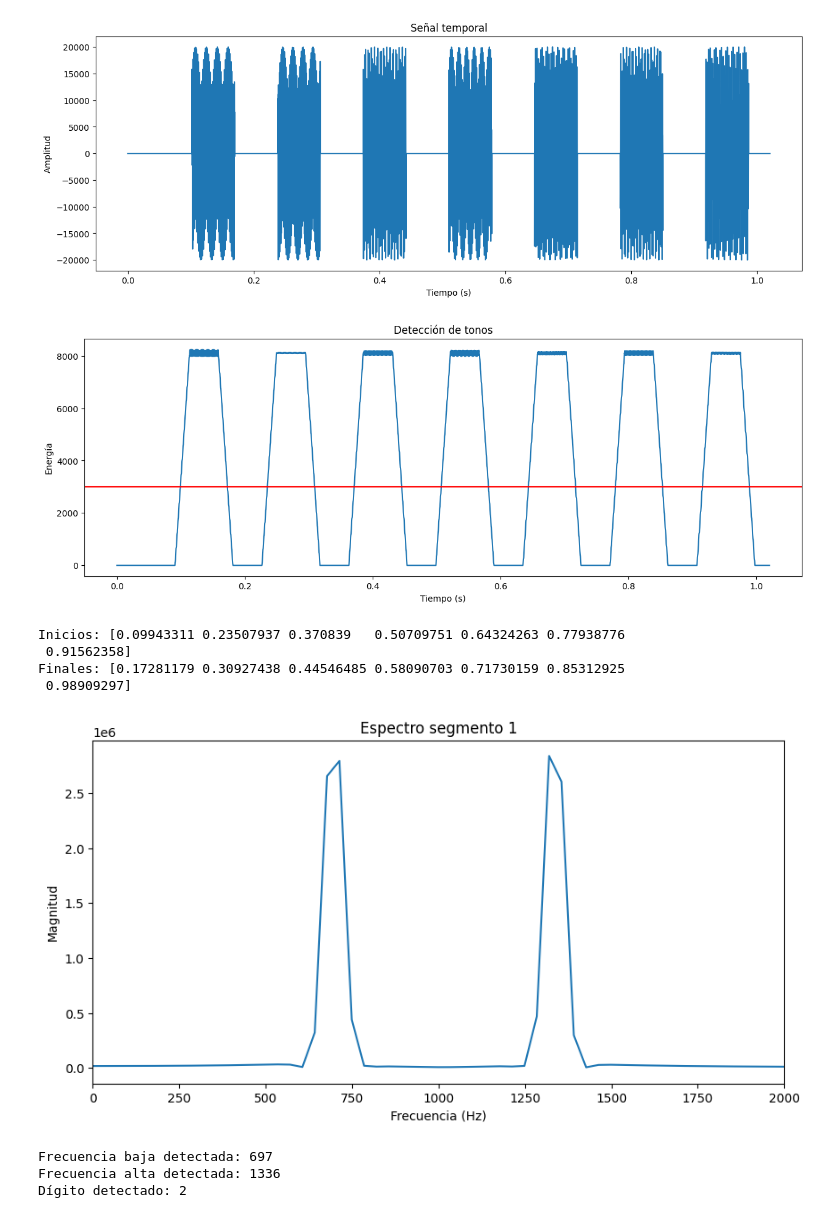
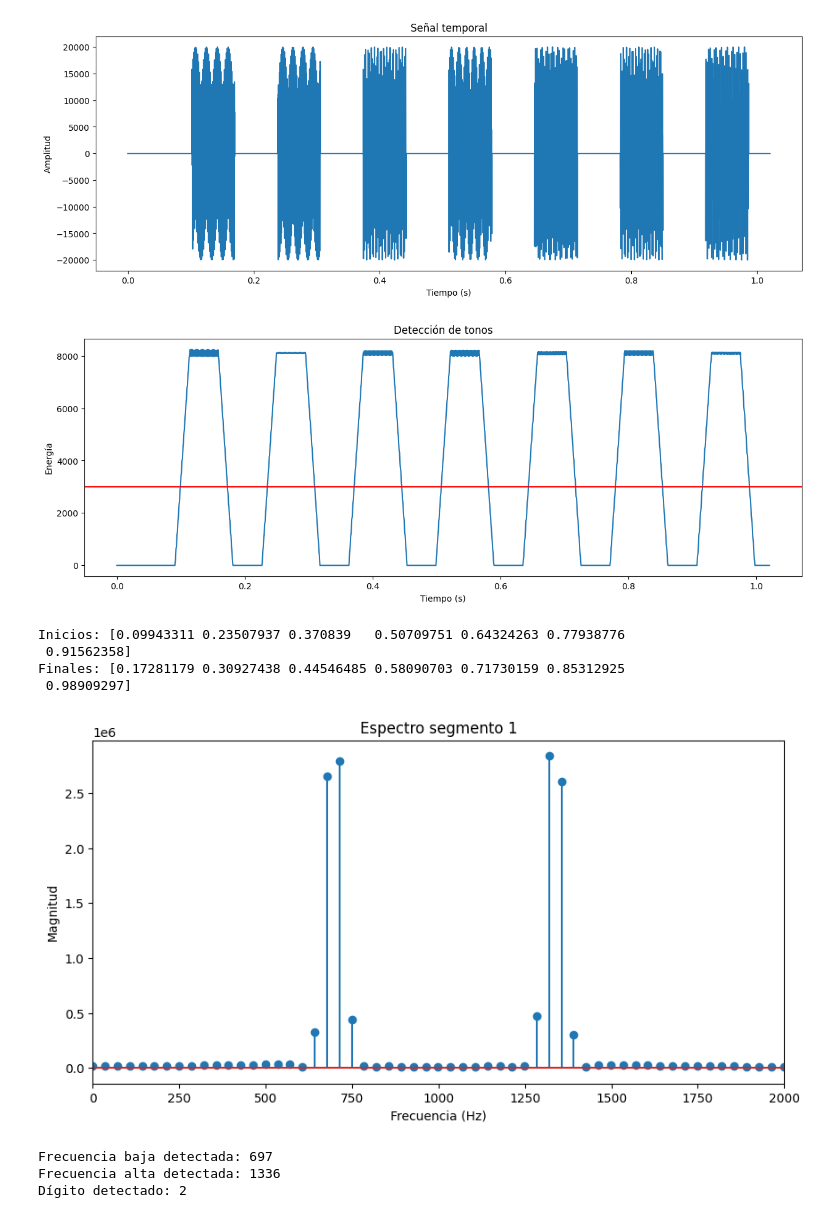
Before and after one commit to Dowhyj32/Modelado-Continuo, a Jupyter notebook: Analisis de Fourier/TP/tp_limpio.ipynb, the cells around one changed output. Cells and saved outputs as stored; diff of their text form; code cells hidden in the pictures.

```diff
--- a/Analisis de Fourier/TP/tp_limpio.ipynb
+++ b/Analisis de Fourier/TP/tp_limpio.ipynb
@@ -149,7 +149,7 @@ for i in range(len(inicios)):
 
     plt.figure(figsize=(10,5))
 
-    plt.plot(frecuencias, magnitud)
+    plt.stem(frecuencias, magnitud)
 
     plt.xlim(0,2000)
 
@@ -180,34 +180,34 @@ for i in range(len(inicios)):
 
         energias_altas.append(magnitud[indice])
 
     # frecuencia baja dominante
     freq_baja = dtmf_bajas[np.argmax(energias_bajas)]
 
     # frecuencia alta dominante
     freq_alta = dtmf_altas[np.argmax(energias_altas)]
 
     print(f'Frecuencia baja detectada: {freq_baja}')
     print(f'Frecuencia alta detectada: {freq_alta}')
 
     # =========================
     # Reconocimiento del dígito
     # =========================
 
     digito = tabla[(freq_baja, freq_alta)]
 
     print(f'Dígito detectado: {digito}')
 
     numero += digito
 
 print(f'Número detectado: {numero}')
 # %% [output]
 [figure]
 [figure]
 Inicios: [0.09943311 0.23507937 0.370839   0.50709751 0.64324263 0.77938776
  0.91562358]
 Finales: [0.17281179 0.30927438 0.44546485 0.58090703 0.71730159 0.85312925
  0.98909297]
-[figure, old version]
+[figure, new version]
 Frecuencia baja detectada: 697
 Frecuencia alta detectada: 1336
 Dígito detectado: 2
```
Also changed, not shown: parts of 2 cells of this notebook.
